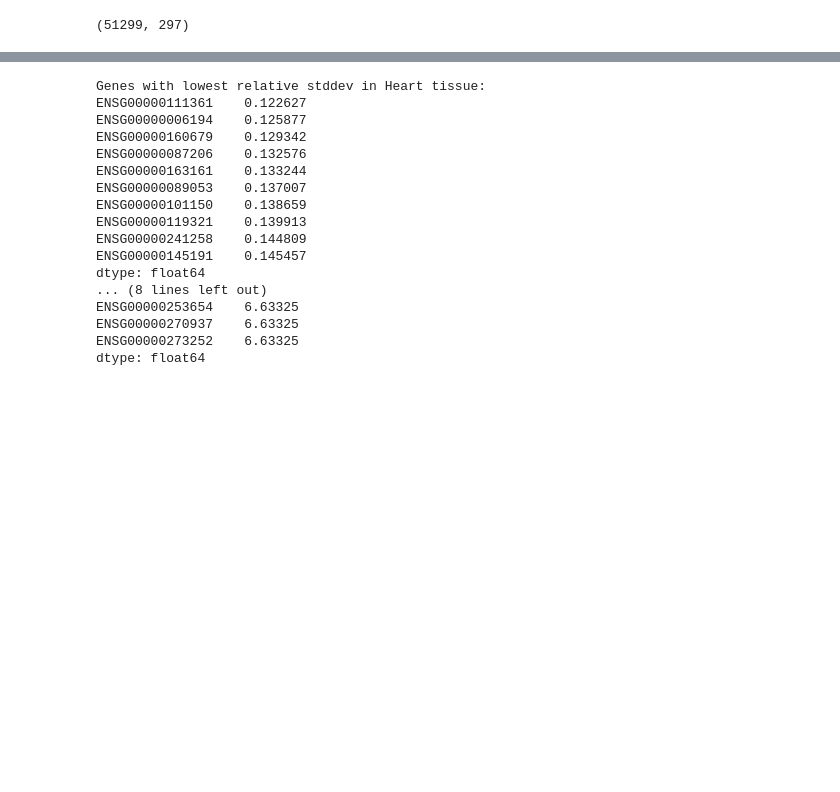
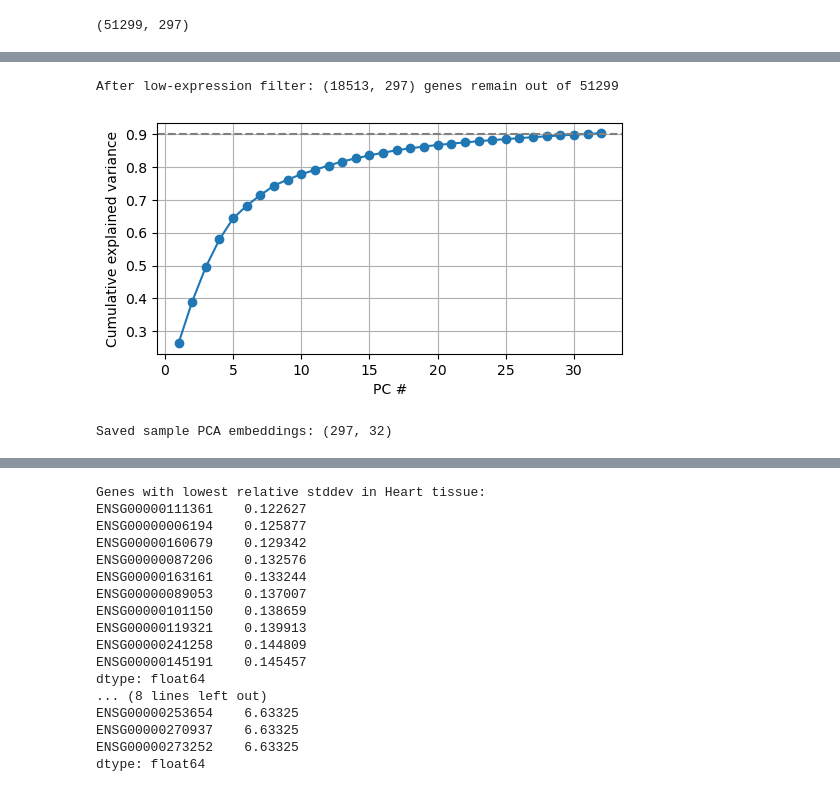
Before and after one commit to qiuresearch/AmbiSplice, a Jupyter notebook: data_prep.ipynb, the cells around one changed output, grey strips where cells are left out. Drawn from its saved outputs; the diff is of its cells as text; code cells hidden in the pictures; blank space fills up the shorter version.

```diff
--- a/data_prep.ipynb
+++ b/data_prep.ipynb
@@ -384,0 +387,57 @@ plt.show()
+# %%
+from sklearn.preprocessing import StandardScaler
+from sklearn.decomposition import PCA
+
+# PCA on genes (rows = genes, cols = samples)
+import matplotlib.pyplot as plt
+
+# params
+min_cpm = 1.0
+min_frac = 0.10
+top_n_genes = 5000      # restrict to most variable genes (adjust)
+n_components = 32       # number of PCs to keep
+
+# 1) filter low-expression genes
+mask = (cpm_df > min_cpm).sum(axis=1) >= (min_frac * cpm_df.shape[1])
+filtered = cpm_df.loc[mask]
+print("After low-expression filter:", filtered.shape, "genes remain out of", cpm_df.shape[0])
+
+# 2) select top variable genes (by variance across samples)
+var = filtered.var(axis=1)
+# divide the var by the mean to get a more balanced selection (which however could be the noisiest)
+var = var / (filtered.mean(axis=1) ** 2)
+selected_genes = var.nlargest(min(top_n_genes, len(var))).index
+expr_sel = filtered.loc[selected_genes]
+
+# Switch to samples vs genes matrix for PCA
+expr_sel = expr_sel.T  # shape (n_samples, n_genes)
+
+# 3) transform (log1p) and scale
+scaler = StandardScaler()
+sam_vs_gene_normalized = scaler.fit_transform(np.log1p(expr_sel.values))  # center/scale features (genes)
+
+# 4) PCA
+pca = PCA(n_components=min(n_components, sam_vs_gene_normalized.shape[1]), svd_solver='auto', random_state=0)
+pcs = pca.fit_transform(sam_vs_gene_normalized)   # shape (n_samples, n_components)
+
+# 5) inspect variance explained
+explained = pca.explained_variance_ratio_
+cum_explained = np.cumsum(explained)
+plt.figure(figsize=(6,3))
+plt.plot(np.arange(1, len(explained)+1), cum_explained, marker='o')
+plt.xlabel('PC #'); plt.ylabel('Cumulative explained variance'); plt.grid(True)
+plt.axhline(0.9, color='gray', linestyle='--')  # 90% line
+plt.show()
+
+# 6) save results
+pcs_df = pd.DataFrame(pcs, index=expr_sel.index, columns=[f'PC{i+1}' for i in range(pcs.shape[1])])
+pcs_df.to_csv("sample_pca_embeddings.csv")
+print("Saved sample PCA embeddings:", pcs_df.shape)
+
+# optional: save PCA loadings (how genes contribute to PCs)
+loadings = pd.DataFrame(pca.components_.T, index=expr_sel.columns, columns=pcs_df.columns)
+loadings.to_csv("pca_loadings_per_gene.csv")
+# %% [output]
+After low-expression filter: (18513, 297) genes remain out of 51299
+[figure, added]
+Saved sample PCA embeddings: (297, 32)
```
Also changed, not shown: parts of 5 cells of this notebook, 6 other files.
